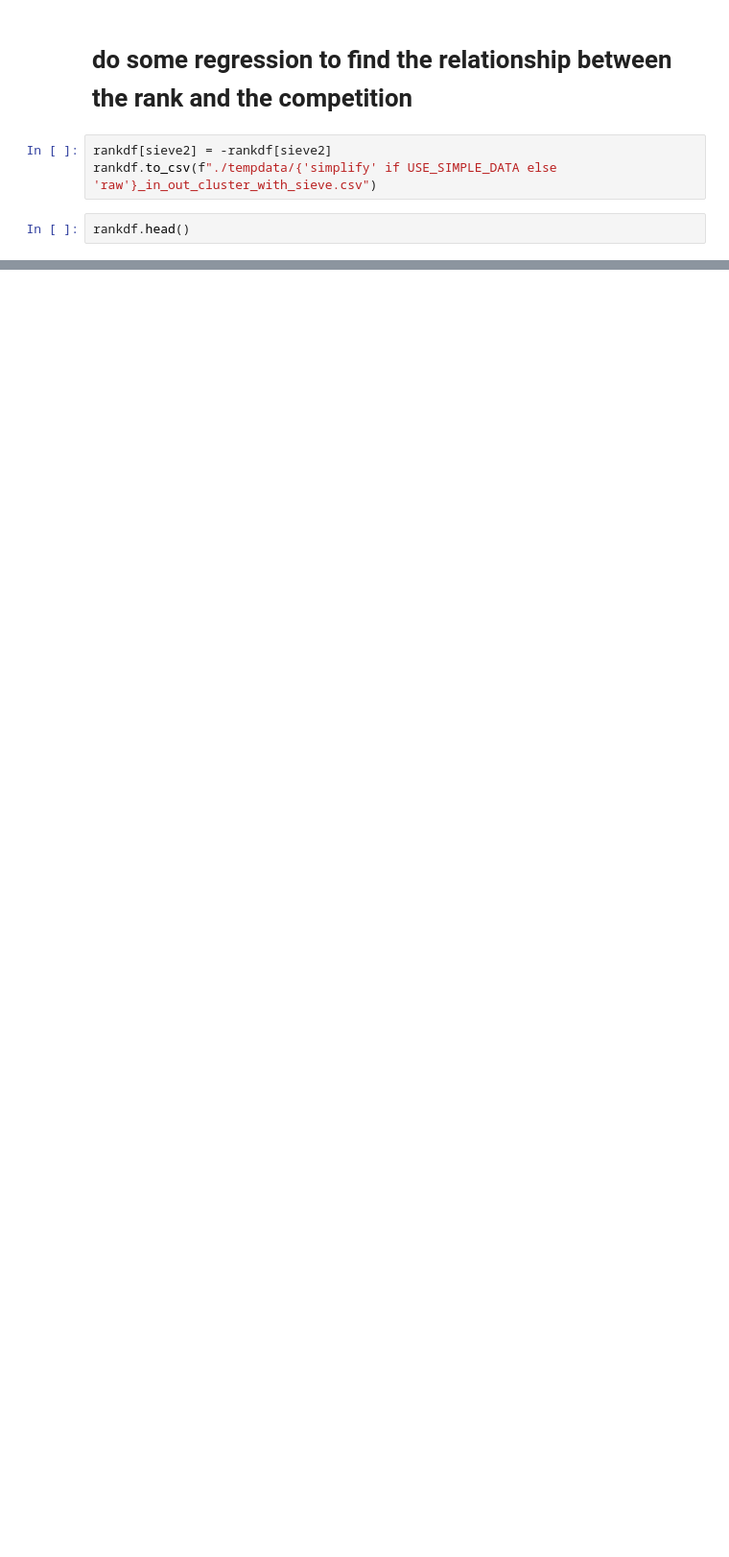
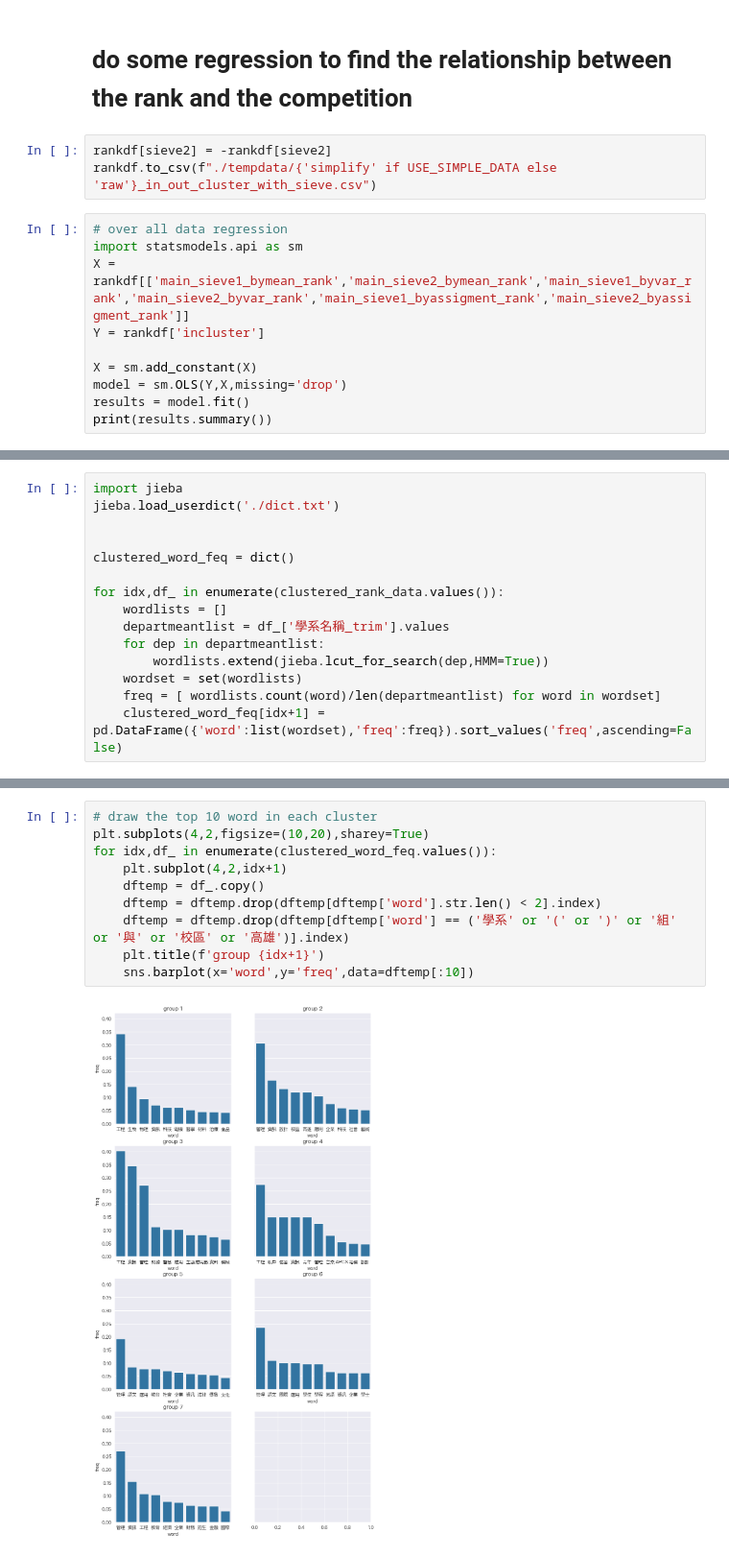
Before and after one commit to marsneko/schoolNetworkGithub, a Jupyter notebook: analyzeCodes/ClusteredDataAnalyze.ipynb, the cells around one changed output, grey strips where cells are left out. Shown at 96% size. Drawn from its saved outputs; the diff is of its cells as text; blank space fills up the shorter version.

```diff
--- a/analyzeCodes/ClusteredDataAnalyze.ipynb
+++ b/analyzeCodes/ClusteredDataAnalyze.ipynb
@@ -326,5 +326,13 @@ rankdf['main_sieve2_byassigment_rank'] = sieve2rankByAssigment
 rankdf[sieve2] = -rankdf[sieve2]
 rankdf.to_csv(f"./tempdata/{'simplify' if USE_SIMPLE_DATA else 'raw'}_in_out_cluster_with_sieve.csv")
 # %%
-rankdf.head()
+# over all data regression
+import statsmodels.api as sm
+X = rankdf[['main_sieve1_bymean_rank','main_sieve2_bymean_rank','main_sieve1_byvar_rank','main_sieve2_byvar_rank','main_sieve1_byassigment_rank','main_sieve2_byassigment_rank']]
+Y = rankdf['incluster']
+
+X = sm.add_constant(X)
+model = sm.OLS(Y,X,missing='drop')
+results = model.fit()
+print(results.summary())
 # %% [output]
@@ -337,0 +397,15 @@ rankdf.head()
+# %%
+import jieba
+jieba.load_userdict('./dict.txt')
+
+
+clustered_word_feq = dict()
+
+for idx,df_ in enumerate(clustered_rank_data.values()):
+    wordlists = []
+    departmeantlist = df_['學系名稱_trim'].values
+    for dep in departmeantlist:
+        wordlists.extend(jieba.lcut_for_search(dep,HMM=True))
+    wordset = set(wordlists)
+    freq = [ wordlists.count(word)/len(departmeantlist) for word in wordset]
+    clustered_word_feq[idx+1] = pd.DataFrame({'word':list(wordset),'freq':freq}).sort_values('freq',ascending=False)
@@ -337,0 +428,12 @@ rankdf.head()
+# %%
+# draw the top 10 word in each cluster
+plt.subplots(4,2,figsize=(10,20),sharey=True)
+for idx,df_ in enumerate(clustered_word_feq.values()):
+    plt.subplot(4,2,idx+1)
+    dftemp = df_.copy()
+    dftemp = dftemp.drop(dftemp[dftemp['word'].str.len() < 2].index)
+    dftemp = dftemp.drop(dftemp[dftemp['word'] == ('學系' or '(' or ')' or '組' or '與' or '校區' or '高雄')].index)
+    plt.title(f'group {idx+1}')
+    sns.barplot(x='word',y='freq',data=dftemp[:10])
+# %% [output]
+[figure, added]
```
Also changed, not shown: parts of 5 cells of this notebook, 5 other files.
